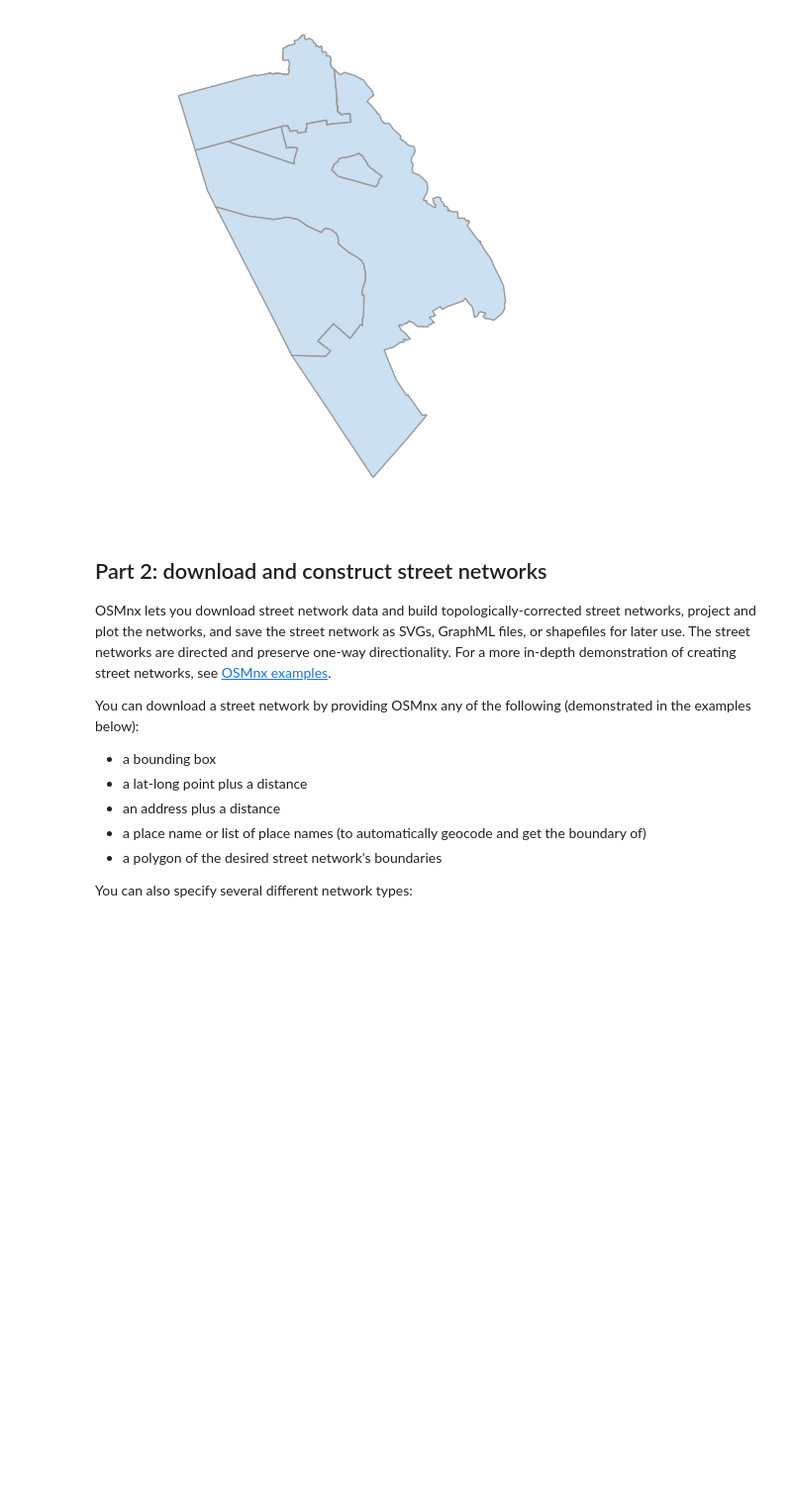
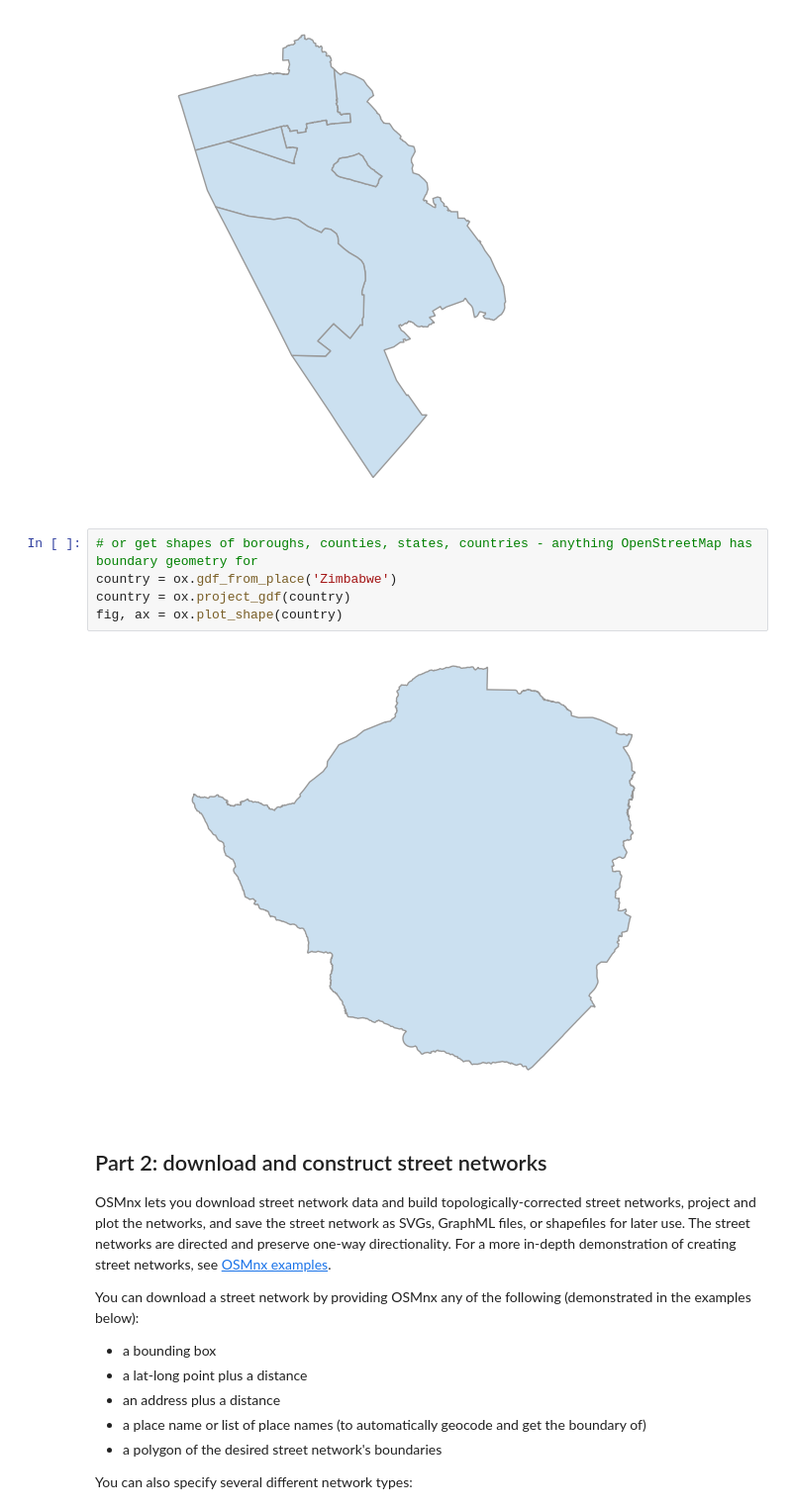
Before and after one commit to gboeing/ppde642, a Jupyter notebook: 21-Urban-Street-Networks/01-osmnx-overview.ipynb, the cells around one changed output. Shown at 99% size. Saved outputs shown, nothing was run; the diff lists cells and outputs as text; blank space fills up the shorter version.

```diff
--- a/21-Urban-Street-Networks/01-osmnx-overview.ipynb
+++ b/21-Urban-Street-Networks/01-osmnx-overview.ipynb
@@ -37,6 +37,13 @@ east_bay = ox.project_gdf(east_bay)
 fig, ax = ox.plot_shape(east_bay)
 # %% [output]
 [figure]
+# %%
+# or get shapes of boroughs, counties, states, countries - anything OpenStreetMap has boundary geometry for
+country = ox.gdf_from_place('Zimbabwe')
+country = ox.project_gdf(country)
+fig, ax = ox.plot_shape(country)
+# %% [output]
+[figure, added]
 # %% [markdown]
 ## Part 2: download and construct street networks
 
```
Also changed, not shown: parts of 12 cells of this notebook, 8 other files.
